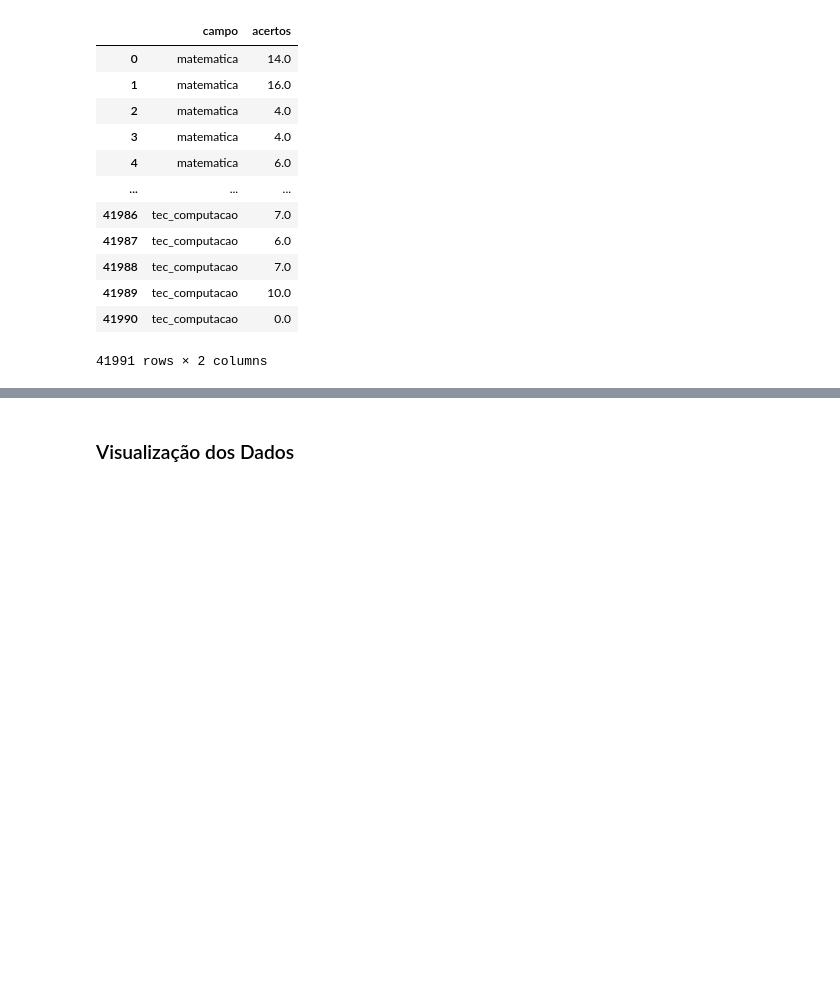
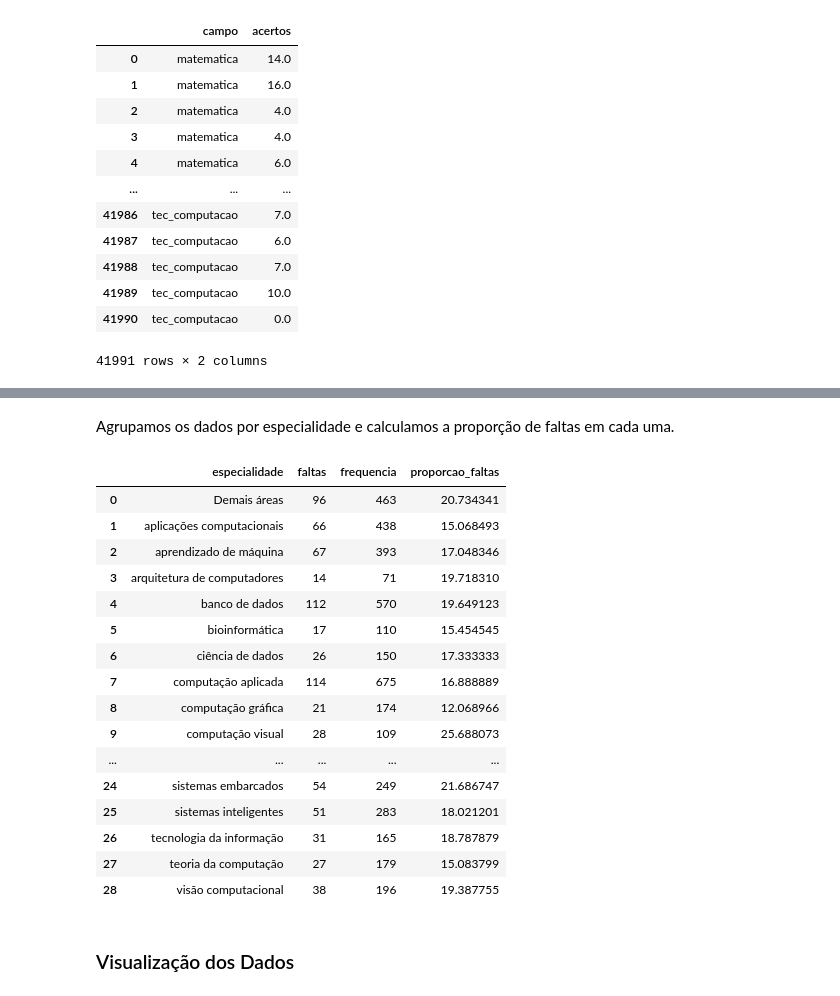
Before and after one commit to marcosnevary/poscomp-classification, a Jupyter notebook: notebooks/selection.ipynb, the cells around one changed output, grey strips where cells are left out. Cells and saved outputs as stored; diff of their text form; code cells hidden in the pictures; blank space fills up the shorter version.

```diff
--- a/notebooks/selection.ipynb
+++ b/notebooks/selection.ipynb
@@ -166,3 +197,31 @@ field_scores_long_df
+# %% [markdown]
+Agrupamos os dados por especialidade e calculamos a proporção de faltas em cada uma.
+# %%
+specialty_frequency = df.groupby("especialidade").size().reset_index()
+specialty_frequency.columns = ["especialidade", "frequencia"]
+absentees_per_specialty = df_absentees.groupby("especialidade").size().reset_index()
+absentees_per_specialty.columns = ["especialidade", "faltas"]
+absentees_per_specialty["frequencia"] = specialty_frequency["frequencia"]
+absentees_per_specialty["proporcao_faltas"] = absentees_per_specialty["faltas"] / absentees_per_specialty["frequencia"] * 100
+absentees_per_specialty
+# %% [output]
+|  | especialidade | faltas | frequencia | proporcao_faltas |
+| 0 | Demais áreas | 96 | 463 | 20.734341 |
+| 1 | aplicações computacionais | 66 | 438 | 15.068493 |
+| 2 | aprendizado de máquina | 67 | 393 | 17.048346 |
+| 3 | arquitetura de computadores | 14 | 71 | 19.718310 |
+| 4 | banco de dados | 112 | 570 | 19.649123 |
+| 5 | bioinformática | 17 | 110 | 15.454545 |
+| 6 | ciência de dados | 26 | 150 | 17.333333 |
+| 7 | computação aplicada | 114 | 675 | 16.888889 |
+| 8 | computação gráfica | 21 | 174 | 12.068966 |
+| 9 | computação visual | 28 | 109 | 25.688073 |
+| ... | ... | ... | ... | ... |
+| 24 | sistemas embarcados | 54 | 249 | 21.686747 |
+| 25 | sistemas inteligentes | 51 | 283 | 18.021201 |
+| 26 | tecnologia da informação | 31 | 165 | 18.787879 |
+| 27 | teoria da computação | 27 | 179 | 15.083799 |
+| 28 | visão computacional | 38 | 196 | 19.387755 |
 # %% [markdown]
 ### Visualização dos Dados
 # %% [markdown]
```
Also changed, not shown: parts of 15 cells of this notebook, 9 other files.
